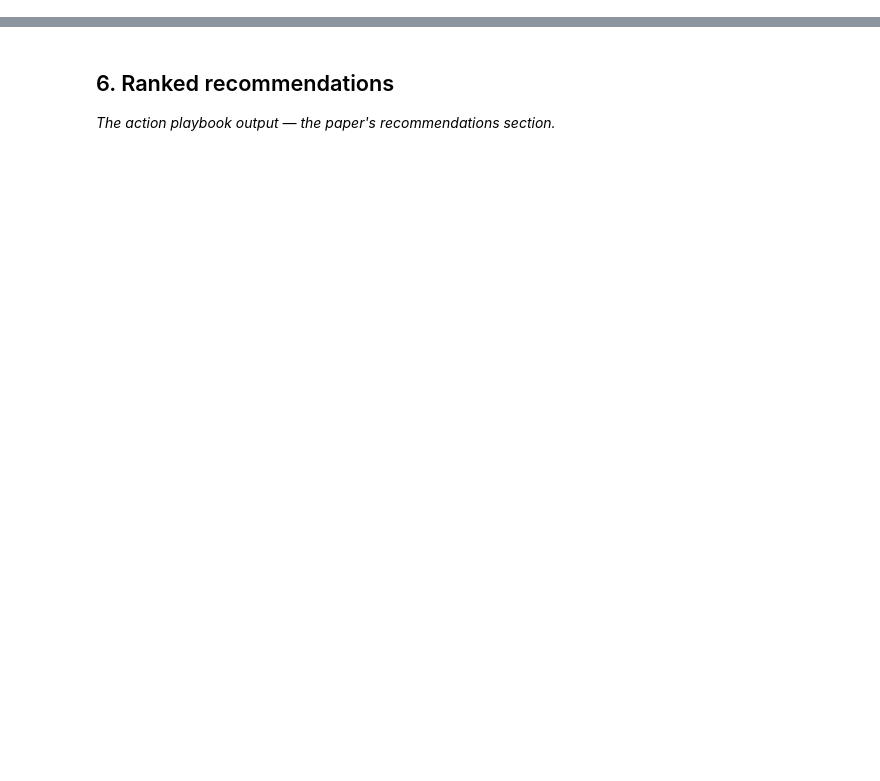
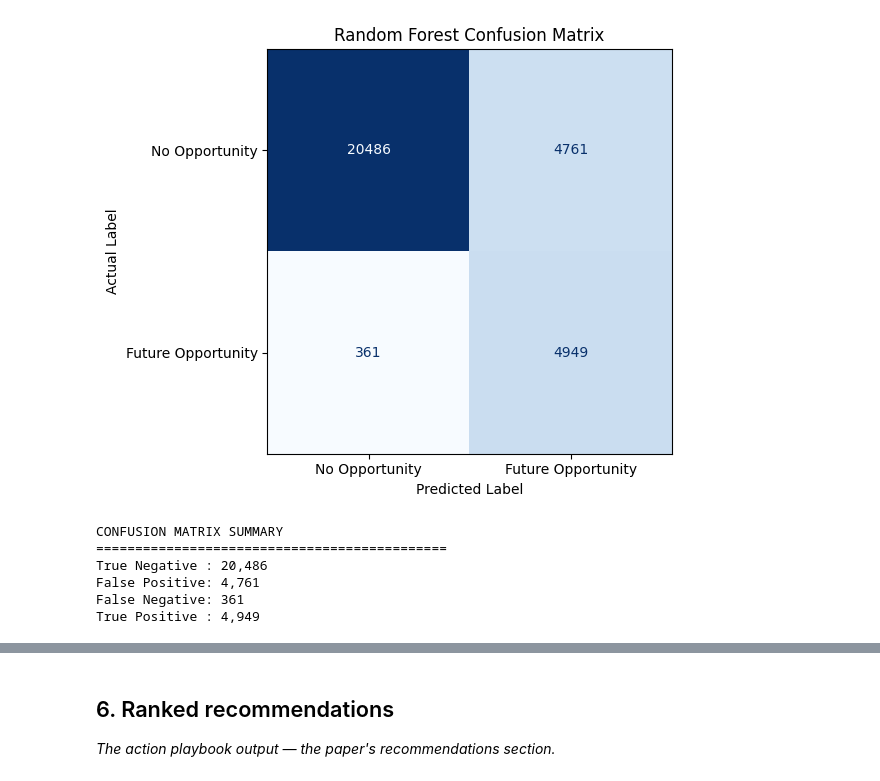
Before and after one commit to shefiramarizcha62-sudo/flyrank-ml-portfolio, a Jupyter notebook: work/notebooks/capstone.ipynb, the cells around one changed output, grey strips where cells are left out. Saved outputs shown, nothing was run; the diff lists cells and outputs as text; code cells hidden in the pictures; blank space fills up the shorter version.

```diff
--- a/work/notebooks/capstone.ipynb
+++ b/work/notebooks/capstone.ipynb
@@ -28,0 +1159,43 @@ This skeleton is yours to fill. Work the sections **in order** — each one has
+# %%
+import matplotlib.pyplot as plt
+from sklearn.metrics import ConfusionMatrixDisplay
+
+cm = confusion_matrix(y_test, rf_predictions)
+
+fig, ax = plt.subplots(figsize=(7, 5))
+
+display_cm = ConfusionMatrixDisplay(
+    confusion_matrix=cm,
+    display_labels=["No Opportunity", "Future Opportunity"]
+)
+
+display_cm.plot(
+    ax=ax,
+    cmap="Blues",
+    values_format="d",
+    colorbar=False
+)
+
+ax.set_title("Random Forest Confusion Matrix")
+ax.set_xlabel("Predicted Label")
+ax.set_ylabel("Actual Label")
+
+plt.tight_layout()
+plt.show()
+
+tn, fp, fn, tp = cm.ravel()
+
+print("CONFUSION MATRIX SUMMARY")
+print("=" * 45)
+print(f"True Negative : {tn:,}")
+print(f"False Positive: {fp:,}")
+print(f"False Negative: {fn:,}")
+print(f"True Positive : {tp:,}")
+# %% [output]
+[figure, added]
+CONFUSION MATRIX SUMMARY
+=============================================
+True Negative : 20,486
+False Positive: 4,761
+False Negative: 361
+True Positive : 4,949
```
Also changed, not shown: parts of 60 cells of this notebook.
